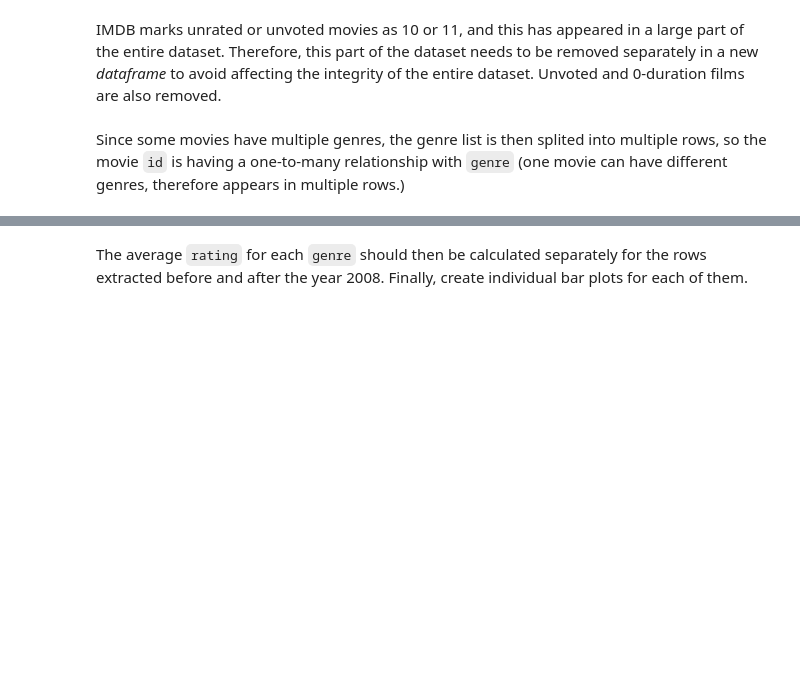
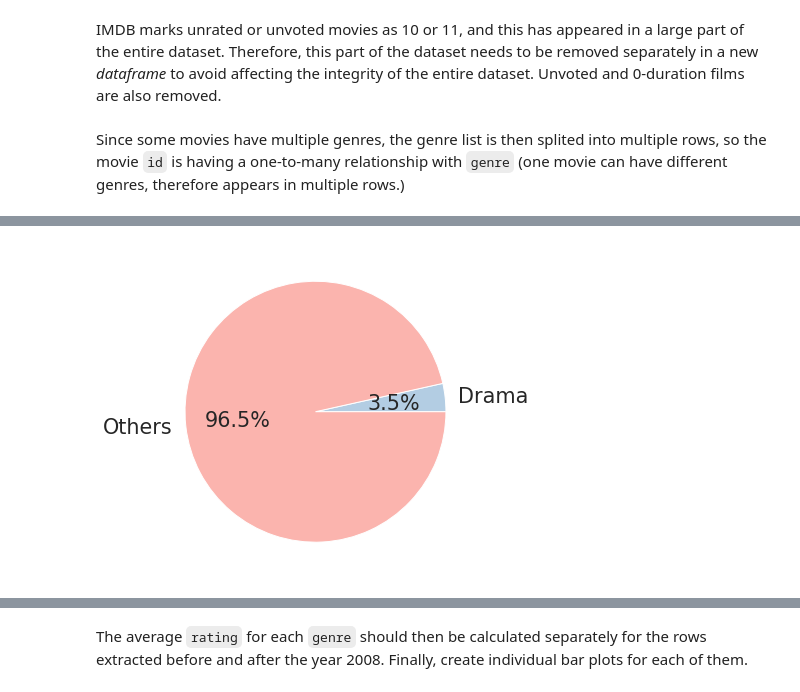
Before and after one commit to ken911312516/B6-Analysis-of-Influencing-Factors-in-Global-Film-Rating, a Jupyter notebook: B6_Analysis_of_Influencing_Factors_in_Global_Film_Rating.ipynb, the cells around one changed output, grey strips where cells are left out. Cells and saved outputs as stored; diff of their text form; code cells hidden in the pictures; blank space fills up the shorter version.

```diff
--- a/B6_Analysis_of_Influencing_Factors_in_Global_Film_Rating.ipynb
+++ b/B6_Analysis_of_Influencing_Factors_in_Global_Film_Rating.ipynb
@@ -291,0 +312,8 @@ df_q1.head()
+# %%
+r_count = genre_drama1.id.count()
+f_count = genre_drama0.id.count()
+sizes=[r_count/469981,f_count/469981]
+plt.figure(figsize=(6,6))
+plt.pie(sizes,labels=['Drama','Others'],autopct='%1.1f%%',textprops={'size':'xx-large'},colors=('#B3CDE3','#FBB4AE'));
+# %% [output]
+[figure, added]
```
Also changed, not shown: parts of 42 cells of this notebook.
